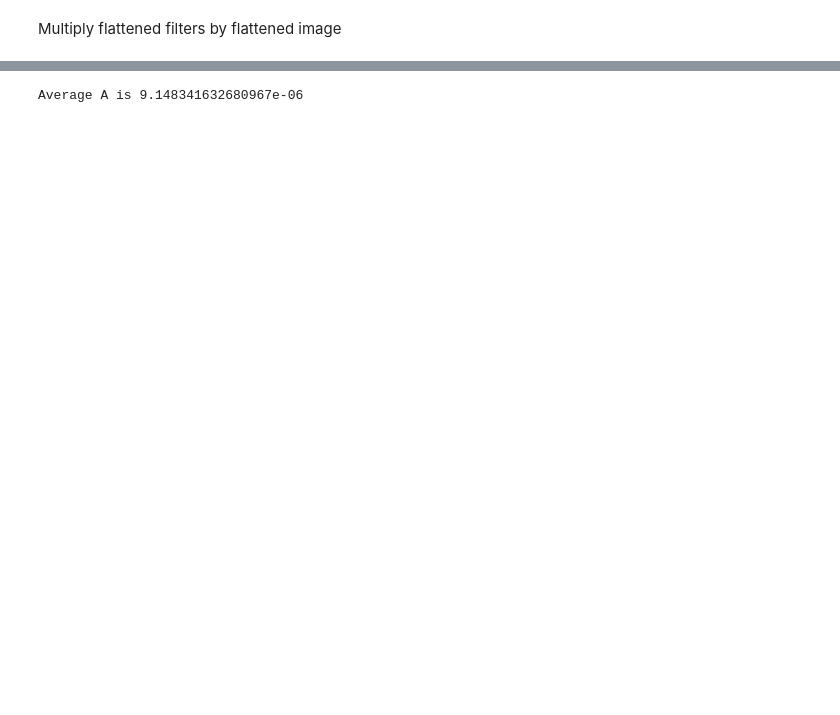
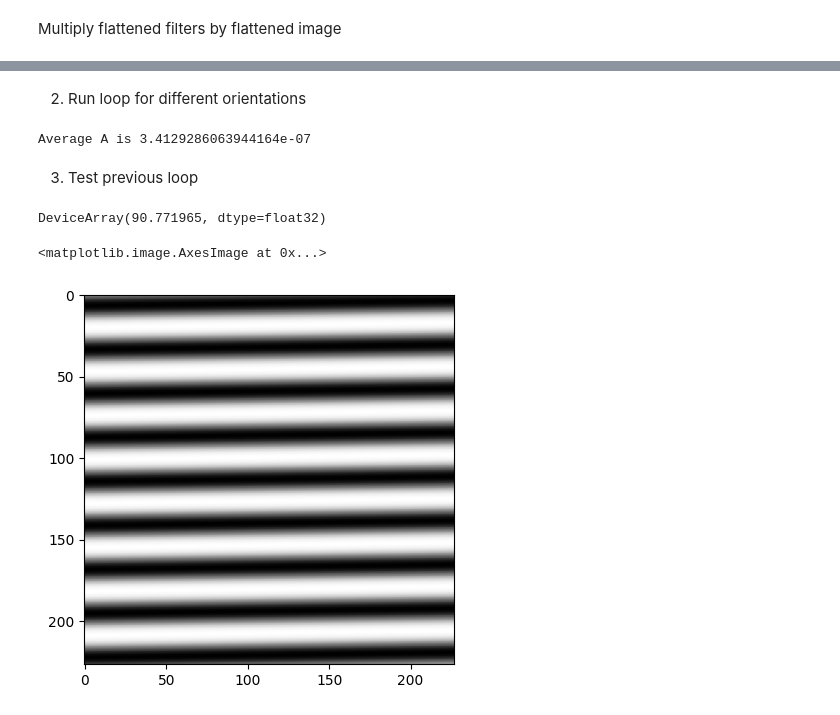
Before and after one commit to clarapecci/SSN_VPL, a Jupyter notebook: 2D SSN simulation.ipynb, the cells around one changed output, grey strips where cells are left out. Saved outputs shown, nothing was run; the diff lists cells and outputs as text; code cells hidden in the pictures; blank space fills up the shorter version.

```diff
--- a/2D SSN simulation.ipynb
+++ b/2D SSN simulation.ipynb
@@ -1019,26 +1052,53 @@ Average value of A over different Gabor filters
+# %% [markdown]
+2. Run loop for different orientations
 # %%
-#choose random values for the orientation
-key = random.PRNGKey(90)
-random_nums=random.choice(key, a=ssn.ori_map)
-#indices=random_nums
-
-#select angles in spread out range - selects every 10 angles
-indices=np.sort(ssn.ori_map.ravel())[::5]
-
 #loop over different orientations to find average constant
 A=0
+k_A=0.7099644414892187 #set k to value independent of sigma
+
+all_A=[]
+all_gabors=[]
+all_test_stimuli=[]
+
 for ori in indices:
 
     #generate Gabor filter and stimuli at orientation
-    gabor=gabor_filter(x_i=0, y_i=0, k=k, sigma_g=1000, theta=ori, conv_factor=grid_pars.magnif_factor, x_axis=x_axis, y_axis=y_axis, dx=dx_i, dy=dx_i)
-    test_grating=JiaGrating(ori_deg=ori, size=N_pixels, outer_radius=5, inner_radius=5, pixel_per_degree=1/dx_i, grating_contrast=0.9, snr=1, phase=0, spatial_frequency=k*dx_i)
+    gabor=gabor_filter(x_i=0, y_i=0, k=k_A, sigma_g=1000, theta=ori, conv_factor=grid_pars.magnif_factor, x_axis=x_axis, y_axis=y_axis, dx=dx_i, dy=dx_i)
+    test_grating=JiaGrating(ori_deg=ori, size=N_pixels, outer_radius=10, inner_radius=10, pixel_per_degree=1/dx_i, grating_contrast=0.9, snr=1, phase=0, spatial_frequency=k_A*dx_i)
+    test_stimuli=np.asarray(test_grating.image())[:,:,0]
 
     #multiply filter and stimuli
-    output_gabor=np.matmul(gabor.filter.ravel(), test_stimuli)
-    A_value=1/np.linalg.norm(output_gabor)
+    output_gabor=np.matmul(gabor.filter.ravel(), test_stimuli.ravel())
+
+    all_gabors.append(gabor.filter)
+    all_test_stimuli.append(test_stimuli)
+
+
+    #calculate value of A
+    A_value=1/(output_gabor)
+
+    #create list of A
+    all_A.append(A_value)
+
     A=+A_value
 
-A=A/len(indices)
+#find average value of A
+all_A=np.array(all_A)
+new_A=all_A.mean()
+all_gabors=np.array(all_gabors)
+all_test_stimuli=np.array(all_test_stimuli)
 print('Average A is {}'.format(A))
 # %% [output]
-Average A is 9.148341632680967e-06
+Average A is 3.4129286063944164e-07
+# %% [markdown]
+3. Test previous loop
+# %%
+test_index = 35
+indices[test_index]
+# %% [output]
+DeviceArray(90.771965, dtype=float32)
+# %%
+plt.imshow(all_gabors[test_index], cmap='Greys')
+# %% [output]
+<matplotlib.image.AxesImage at 0x...>
+[figure, added]
```
Also changed, not shown: parts of 23 cells of this notebook.
